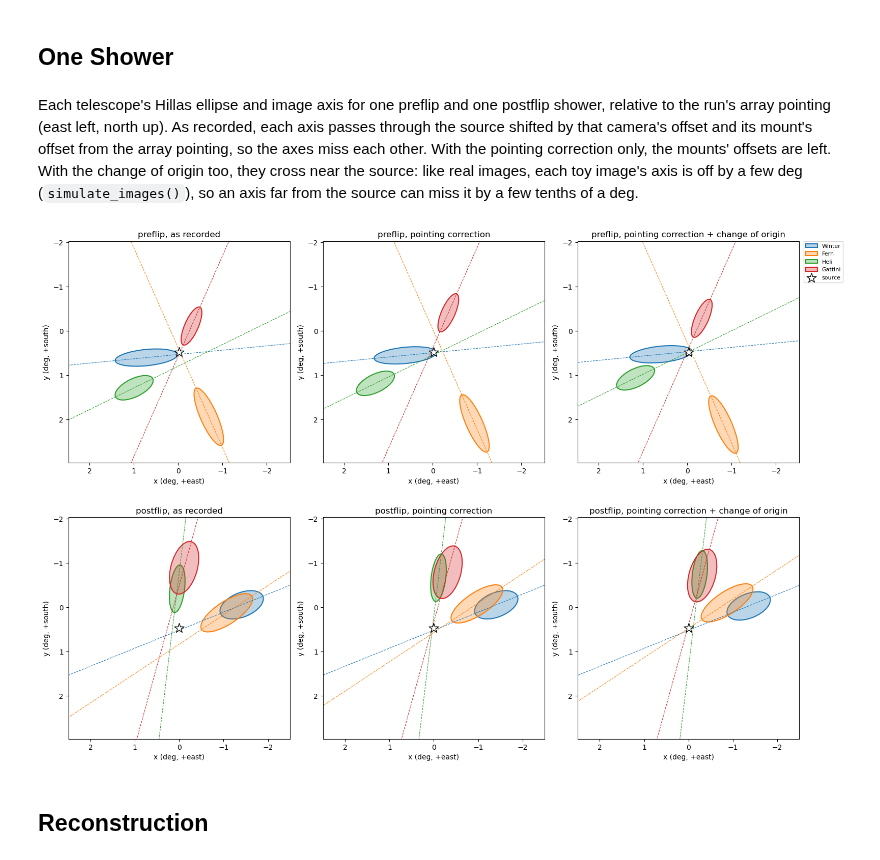
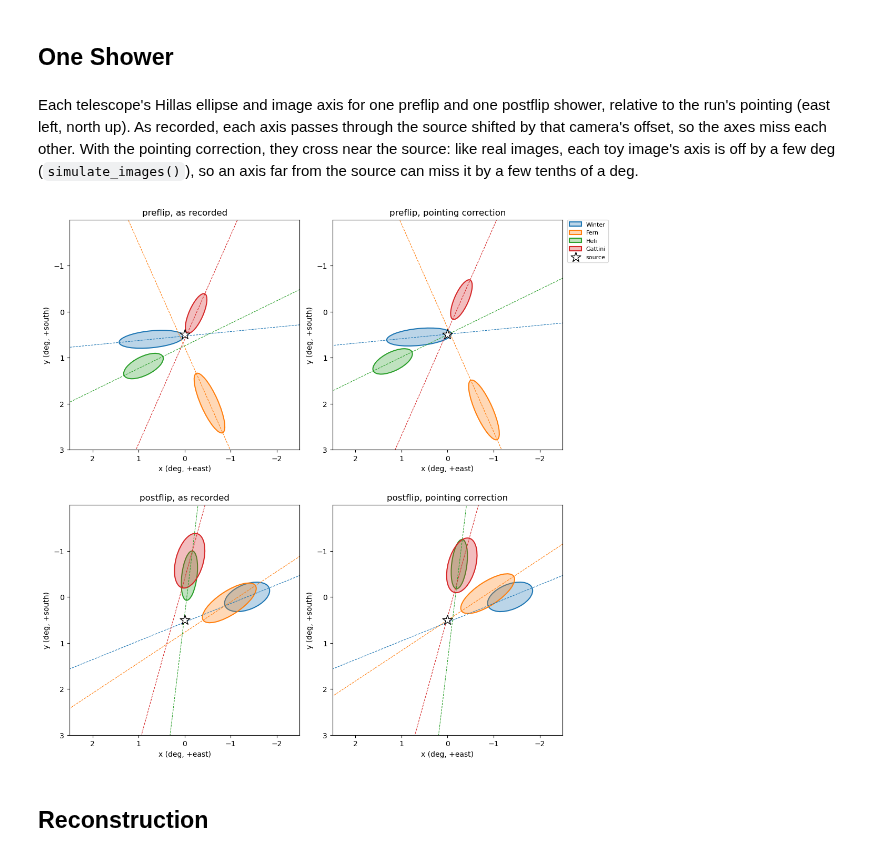
Before and after one commit to panoseti/PANOSETI-High-Energy-Analysis-Pipeline, a Jupyter notebook: example_notebooks/pointing_corrections.ipynb, the cells around one changed output. Saved outputs shown, nothing was run; the diff lists cells and outputs as text; code cells hidden in the pictures.

Commit message:
update pointing corrections

```diff
--- a/example_notebooks/pointing_corrections.ipynb
+++ b/example_notebooks/pointing_corrections.ipynb
@@ -79,6 +63,4 @@ Each run's array pointing is the mean of its mount pointings (`mean_pointings()`
 # %%
-ARRAY_POINTINGS = ev.mean_pointings(MOUNTS)
-for side, run in RUN_NAMES.items():
-    x, y = make_wcs(ARRAY_POINTINGS[run]).wcs_world2pix(SOURCE.ra.deg, SOURCE.dec.deg, 1)
-    print(f"{side:8s}: source at x = {x:.3f}, y = {y:.3f} deg")
+SOURCE_XY = np.array(make_wcs(WOBBLE).wcs_world2pix(SOURCE.ra.deg, SOURCE.dec.deg, 1))
+print(f"source at x = {SOURCE_XY[0]:.3f}, y = {SOURCE_XY[1]:.3f} deg")
 # %% [output]
@@ -99,11 +80,10 @@ def simulate_images(rng):
         timestamps = np.sort(pd.Timestamp(start, tz="UTC").timestamp() + rng.uniform(0, 3600, N_SHOWERS))
         for tel in TELESCOPES:
             n = N_SHOWERS
-            source_xy = make_wcs(MOUNTS[tel][RUN_NAMES[side]]).wcs_world2pix(SOURCE.ra.deg, SOURCE.dec.deg, 1)
             r = rng.uniform(0.5, 2.0, n)
             psi = rng.uniform(0, 360, n)
-            x = source_xy[0] + r*np.cos(np.deg2rad(psi))
-            y = source_xy[1] + r*np.sin(np.deg2rad(psi))
+            x = SOURCE_XY[0] + r*np.cos(np.deg2rad(psi))
+            y = SOURCE_XY[1] + r*np.sin(np.deg2rad(psi))
             phi = psi + rng.normal(0, 3, n) # image axis through the source
 
             dx, dy = OFFSETS.get((DATE, tel, side), (0, 0))
@@ -141,20 +119,16 @@ npz_paths = simulate_images(np.random.default_rng(0))
 It takes one telescope's `{flip_side: (dx, dy)}`; `load_camera_frames()` picks those out of the config's dict for each night and
 telescope, as below.
 # %%
-def load(corrections, change_origin):
+def load(corrections):
     loaded = {}
     for tel in TELESCOPES:
         tel_corrections = {side: offset for (d, t, side), offset in corrections.items() if d == DATE and t == tel}
-        loaded[tel] = ev.load_camera_frame(
-            npz_paths[tel], tel, RUNS, rotate_postflip=True, pointing_corrections=tel_corrections,
-            pointings=MOUNTS[tel] if change_origin else None, array_pointings=ARRAY_POINTINGS if change_origin else None,
-        )
+        loaded[tel] = ev.load_camera_frame(npz_paths[tel], tel, RUNS, rotate_postflip=True, pointing_corrections=tel_corrections)
     return loaded
 
 
 images = {
-    "as recorded": load({}, change_origin=False),
-    "pointing correction": load(OFFSETS, change_origin=False),
-    "pointing correction + change of origin": load(OFFSETS, change_origin=True),
+    "as recorded": load({}),
+    "pointing correction": load(OFFSETS),
 }
 # %% [markdown]
@@ -164,9 +137,5 @@ telescope's mount pointing's offset from the run's array pointing:
 # %%
-shifts = []
-for label in ["pointing correction", "pointing correction + change of origin"]:
-    df = pd.concat(images[label].values())
-    shifts.append(df.groupby(["Telescope", "FlipSide"])[["x_shift", "y_shift"]].mean().round(3).add_prefix(f"{label}: "))
-shift = pd.concat(shifts, axis=1)
+shift = pd.concat(images["pointing correction"].values()).groupby(["Telescope", "FlipSide"])[["x_shift", "y_shift"]].mean().round(3)
 shift["config (dx, dy)"] = [OFFSETS.get((DATE, tel, side), (0, 0)) for tel, side in shift.index]
 shift
 # %% [output]
@@ -199,40 +168,36 @@ events = {label: as_events(loaded) for label, loaded in images.items()}
 # %% [markdown]
 ## One Shower
 # %% [markdown]
-Each telescope's Hillas ellipse and image axis for one preflip and one postflip shower, relative to the run's array pointing (east
-left, north up). As recorded, each axis passes through the source shifted by that camera's offset and its mount's offset from the array pointing, so the
-axes miss each other. With the pointing correction only, the mounts' offsets are left. With the change of origin too, they cross near the source: like real
-images, each toy image's axis is off by a few deg (`simulate_images()`), so an axis far from the source can miss it by a few tenths of a deg.
+Each telescope's Hillas ellipse and image axis for one preflip and one postflip shower, relative to the run's pointing (east
+left, north up). As recorded, each axis passes through the source shifted by that camera's offset, so the axes miss each other.
+With the pointing correction, they cross near the source: like real images, each toy image's axis is off by a few deg
+(`simulate_images()`), so an axis far from the source can miss it by a few tenths of a deg.
 # %%
 COLORS = {"Winter": "tab:blue", "Fern": "tab:orange", "Heli": "tab:green", "Gattini": "tab:red"}
-
-
-def source_xy(run):
-    return np.array(make_wcs(ARRAY_POINTINGS[run]).wcs_world2pix(SOURCE.ra.deg, SOURCE.dec.deg, 1))
 
 
 def plot_shower(ax, event, title):
     for _, tel in event.iterrows():
         ev.draw_hillas(ax, tel, COLORS[tel.Telescope], fill_alpha=0.3)
-    xy = source_xy(event.Run.iloc[0])
+    xy = SOURCE_XY
     ax.scatter(*xy, marker="*", facecolor="white", edgecolor="k", s=200, zorder=3, label="source")
     ax.set_xlim(xy[0] + 2.5, xy[0] - 2.5) # +x is east and +y south: reversed for east left, north up
     ax.set_ylim(xy[1] + 2.5, xy[1] - 2.5)
     ax.set_aspect("equal")
     ax.set(xlabel="x (deg, +east)", ylabel="y (deg, +south)", title=title)
 
 
-fig, axs = plt.subplots(2, 3, figsize=(16, 11))
+fig, axs = plt.subplots(2, 2, figsize=(11, 11))
 for row, side in zip(axs, ["preflip", "postflip"]):
-    e = events["pointing correction + change of origin"]
+    e = events["pointing correction"]
     event = e[e.FlipSide == side].Event.iloc[0]
     for ax, (label, e) in zip(row, events.items()):
         plot_shower(ax, e[e.Event == event], f"{side}, {label}")
 legend = {label: h for ax in axs[:, -1] for h, label in zip(*ax.get_legend_handles_labels())} # every telescope, from both rows
 axs[0, -1].legend(legend.values(), legend.keys(), fontsize=8, loc="upper left", bbox_to_anchor=(1.02, 1), borderaxespad=0)
 plt.tight_layout()
 # %% [output]
-[figure, old version]
+[figure, new version]
 # %% [markdown]
 ## Reconstruction
 # %% [markdown]
```
Also changed, not shown: parts of 16 cells of this notebook, 9 other files.
